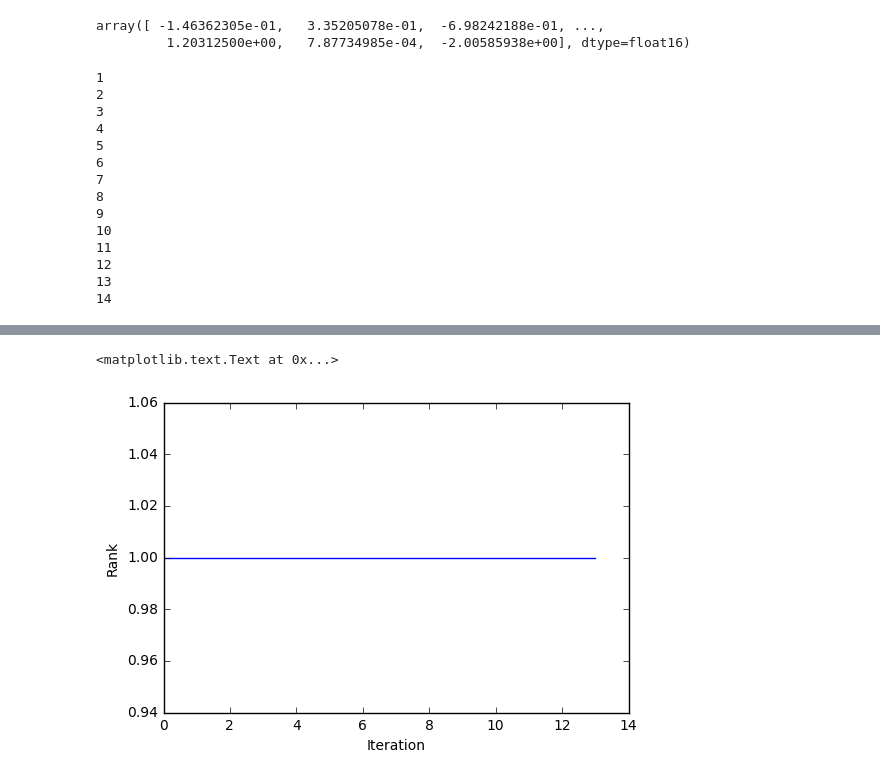
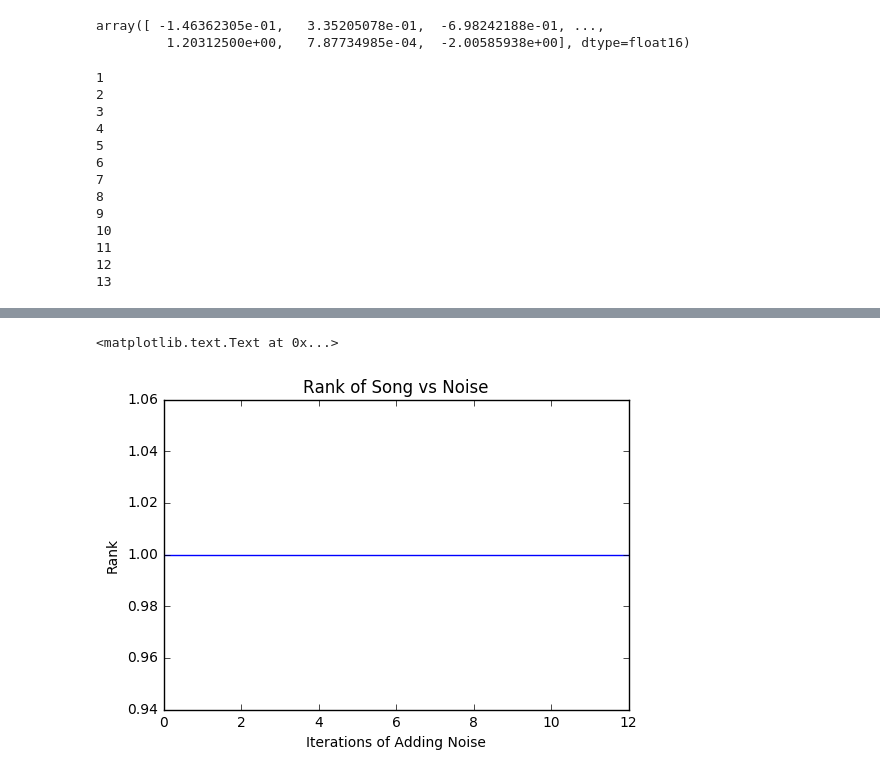
Before and after one commit to jjrob13/QueryBySingingHumming, a Jupyter notebook: notebooks/3. Ground Truth Evaluation.ipynb, the cells around one changed output, grey strips where cells are left out. Saved outputs shown, nothing was run; the diff lists cells and outputs as text; code cells hidden in the pictures.

```diff
--- a/notebooks/3. Ground Truth Evaluation.ipynb
+++ b/notebooks/3. Ground Truth Evaluation.ipynb
@@ -75,7 +75,7 @@ y_noise = y
 snrs = [init_snr]
 ranks = [rank]
 dfs = [res_df]
-errors = []
+errors = [get_error(res_df, target_query_path)]
 iter_n = 0
 
 while ranks[-1] != -1:
@@ -90,6 +90,7 @@ while ranks[-1] != -1:
     dfs.append(noise_df)
     ranks.append(noise_rank)
     snrs.append(snr(y_noise))
+    errors.append(get_error(noise_df, target_query_path))
 
 os.remove(tmp_query_path)
 # %% [output]
@@ -106,7 +107,6 @@ os.remove(tmp_query_path)
 11
 12
 13
-14
 # %%
 IPython.display.Audio(y_noise, rate=sr)
 # %% [output]
@@ -114,9 +114,10 @@ IPython.display.Audio(y_noise, rate=sr)
 # %%
 import matplotlib.pyplot as plt
 y_ranks = ranks[:-1]
 plt.plot(range(len(y_ranks)), y_ranks)
 plt.ylabel('Rank')
-plt.xlabel('Iteration')
+plt.xlabel('Iterations of Adding Noise')
+plt.title('Rank of Song vs Noise')
 # %% [output]
 <matplotlib.text.Text at 0x...>
-[figure, old version]
+[figure, new version]
```
Also changed, not shown: parts of 2 cells of this notebook, 1 other file.
